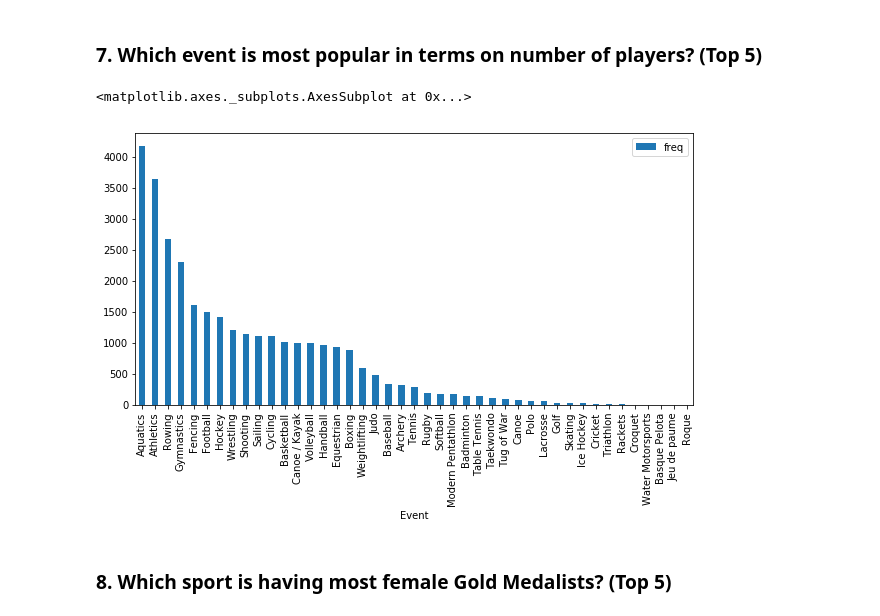
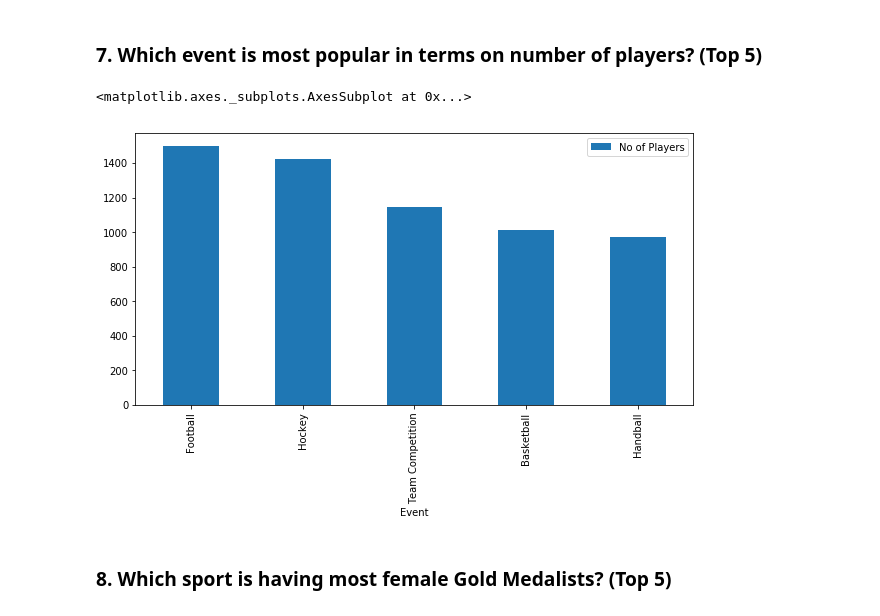
Before and after one commit to seeker-99/ETG_Olympics, a Jupyter notebook: Summer_Assignment.ipynb, the cells around one changed output. Cells and saved outputs as stored; diff of their text form; code cells hidden in the pictures.

```diff
--- a/Summer_Assignment.ipynb
+++ b/Summer_Assignment.ipynb
@@ -80,14 +80,13 @@ ind_gold_list[0][0]
 # %%
 events = []
 
-for event in df['Sport'].unique():
-    events.append([event , len(df[df['Sport']  == event])])
-
-pd.DataFrame(events,columns = ['Event','freq']).sort_values(by='freq', ascending=False).plot(x = 'Event', y = 'freq',
+for event in df['Event'].unique():
+    events.append([event , len(df[df['Event']  == event])])
+pd.DataFrame(events,columns = ['Event','No of Players']).sort_values(by='No of Players', ascending=False).head().plot(x = 'Event', y = 'No of Players',
 kind = 'bar', figsize = (10,5))
 # %% [output]
 <matplotlib.axes._subplots.AxesSubplot at 0x...>
-[figure, old version]
+[figure, new version]
 # %% [markdown]
 ### 8. Which sport is having most female Gold Medalists? (Top 5)
 # %%
```
